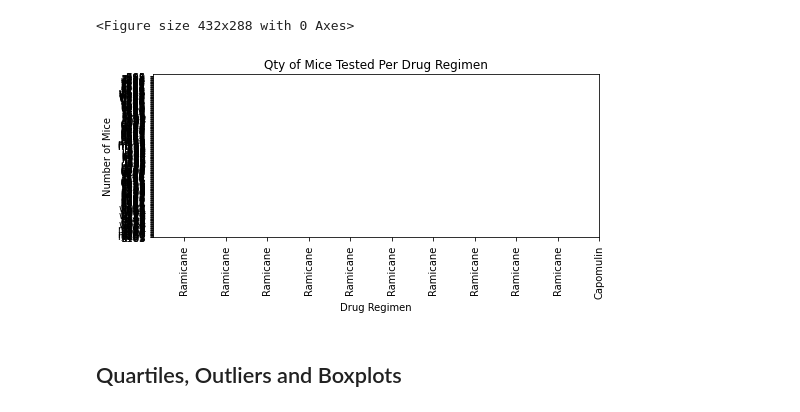
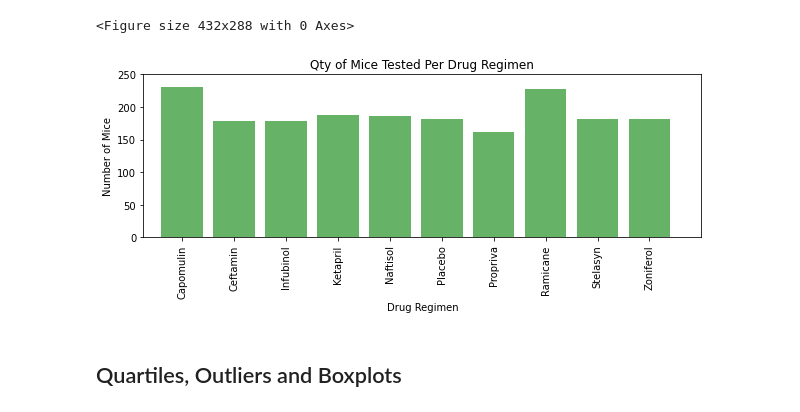
Before and after one commit to TinaKuo77/Matplotlib_Challenging, a Jupyter notebook: Pymaceuticals/FinalResult.ipynb, the cells around one changed output. Drawn from its saved outputs; the diff is of its cells as text; code cells hidden in the pictures.

Commit message:
The Power of Plots

```diff
--- a/Pymaceuticals/FinalResult.ipynb
+++ b/Pymaceuticals/FinalResult.ipynb
@@ -154,30 +154,30 @@ plt.tight_layout()
 # %%
 # Generate a bar plot showing the total number of measurements taken on each drug regimen using pyplot.
 
-drug_regimen = qty_mouse["Drug Regimen"].tolist()
+drug_regimen = qty_mouse.index.tolist()
 mouse_count = qty_mouse["Mouse ID"].tolist()
 
 # Set x_axis and tick locations
-x_axis = np.arange(len(drug_regimen))
+x_axis = np.arange(len(mouse_count))
 tick_locations = [value for value in x_axis]
 
 # Create a list
-plt.figure(figsize=(8,3))
+plt.figure(figsize=(10,3))
 plt.bar(x_axis, mouse_count, color="green", alpha=0.6, align="center")
 plt.xticks(tick_locations, drug_regimen, rotation="vertical")
 
 # Create a title for chart and X axis and y axis
 plt.title("Qty of Mice Tested Per Drug Regimen")
 plt.xlabel("Drug Regimen")
 plt.ylabel("Number of Mice")
 
 # set the limits
 plt.xlim(-0.75, 10)
 plt.ylim(0, 250)
 
 plt.show()
 # %% [output]
-[figure, old version]
+[figure, new version]
 # %%
 # Generate a pie plot showing the distribution of female versus male mice using pandas
 # %%
```
